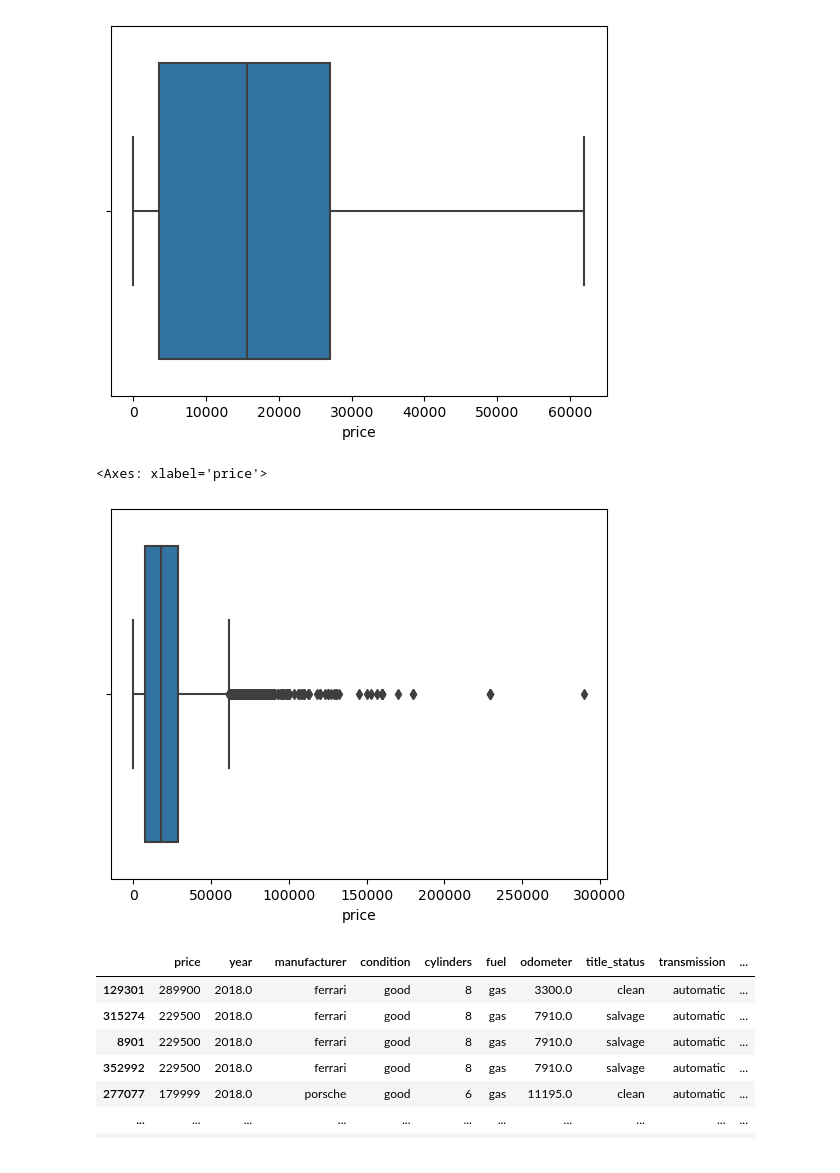
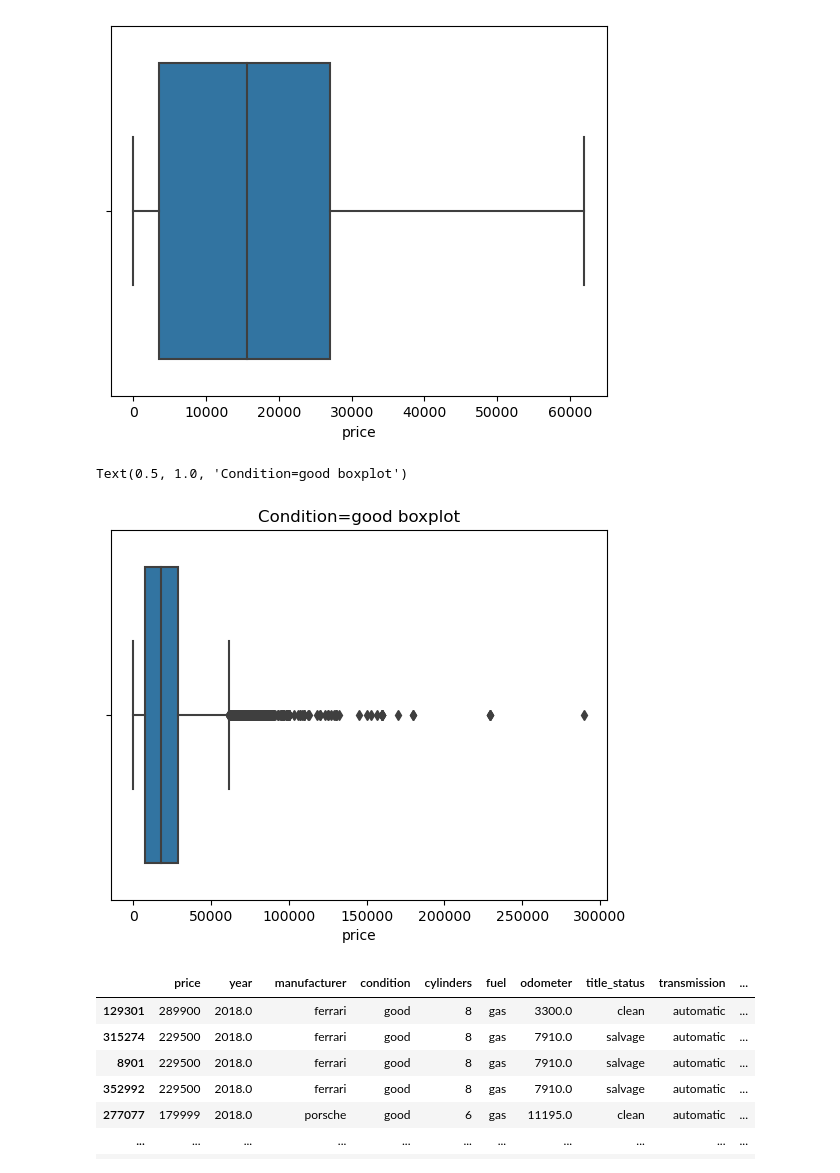
Before and after one commit to archana-rg/ml-practical-apps, a Jupyter notebook: used_car_price/used_car_price.ipynb, the cells around one changed output. Cells and saved outputs as stored; diff of their text form; code cells hidden in the pictures.

```diff
--- a/used_car_price/used_car_price.ipynb
+++ b/used_car_price/used_car_price.ipynb
@@ -959,9 +944,10 @@ sns.boxplot(x=df['price'])
 # %%
 df = used_cars_clean.query('condition == "good"')[['price']]
 sns.boxplot(x=df['price'])
+plt.title("Condition=good boxplot")
 # %% [output]
-<Axes: xlabel='price'>
+Text(0.5, 1.0, 'Condition=good boxplot')
-[figure, old version]
+[figure, new version]
 # %%
 used_cars_clean.query('condition == "good"').sort_values(by='price', ascending=False)
 # %% [output]
```
Also changed, not shown: parts of 19 cells of this notebook, 6 other files.
